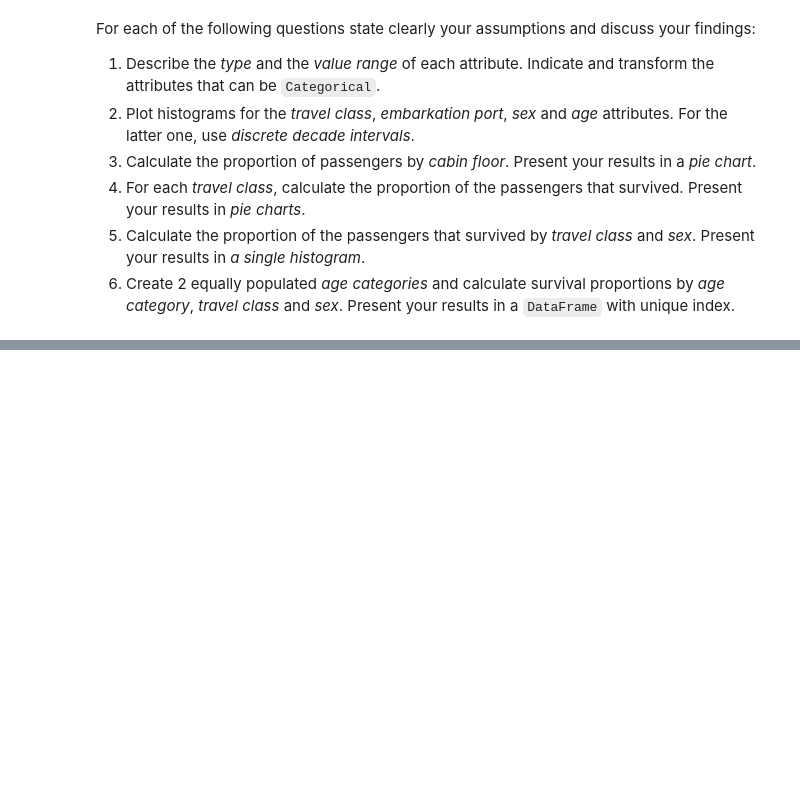
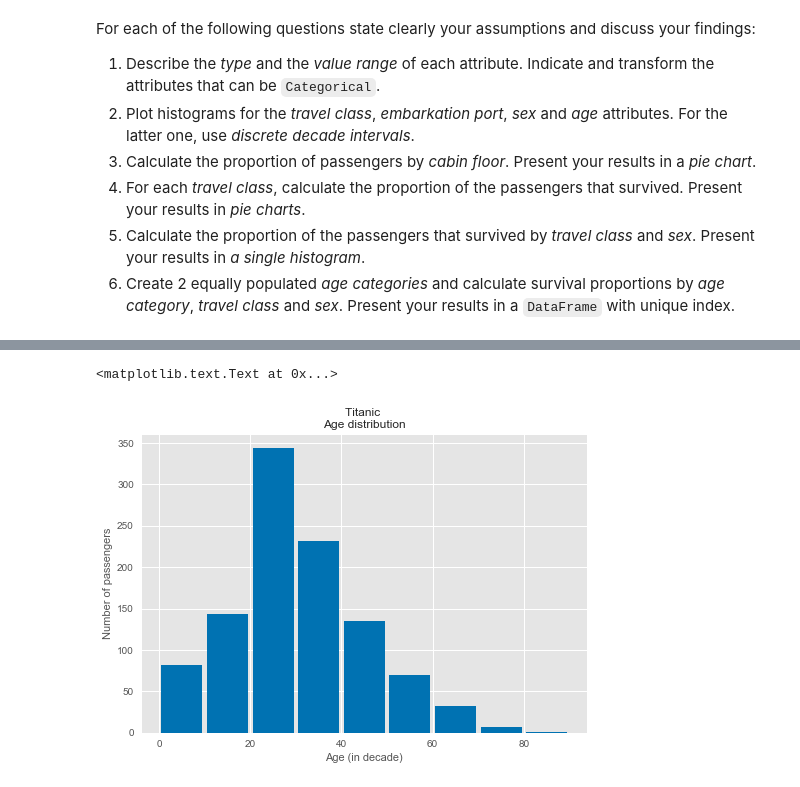
Before and after one commit to adamkozak/ADA2017-project, a Jupyter notebook: Homework/01 - Pandas and Data Wrangling/Homework 1.ipynb, the cells around one changed output, grey strips where cells are left out. Drawn from its saved outputs; the diff is of its cells as text; code cells hidden in the pictures; blank space fills up the shorter version.

```diff
--- a/Homework/01 - Pandas and Data Wrangling/Homework 1.ipynb
+++ b/Homework/01 - Pandas and Data Wrangling/Homework 1.ipynb
@@ -107,0 +191,9 @@ For each of the following questions state clearly your assumptions and discuss y
+# %%
+titanic_data.age.hist(bins=list(range(0,100,10)), rwidth=0.9)
+
+plt.title('Titanic \nAge distribution')
+plt.xlabel('Age (in decade)')
+plt.ylabel('Number of passengers')
+# %% [output]
+<matplotlib.text.Text at 0x...>
+[figure, added]
```
Also changed, not shown: parts of 9 cells of this notebook.
